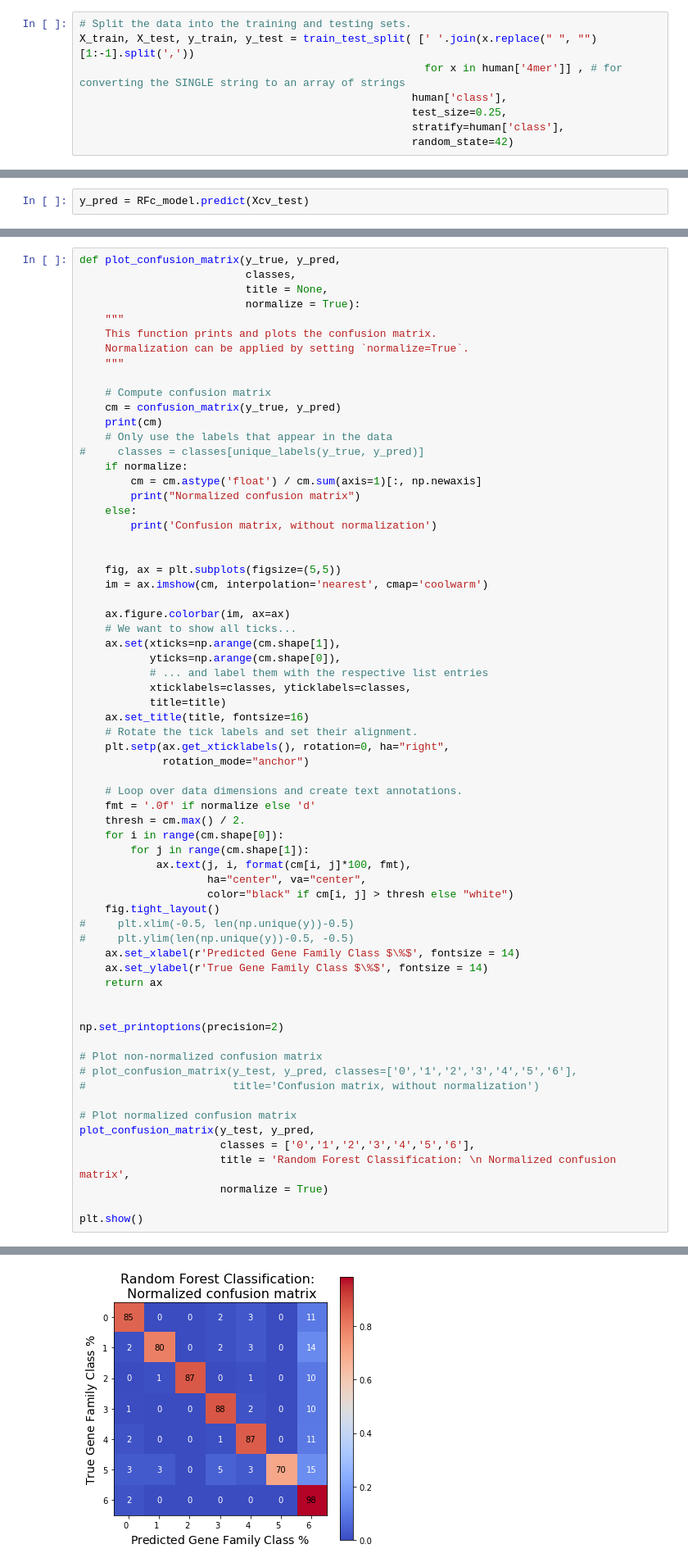
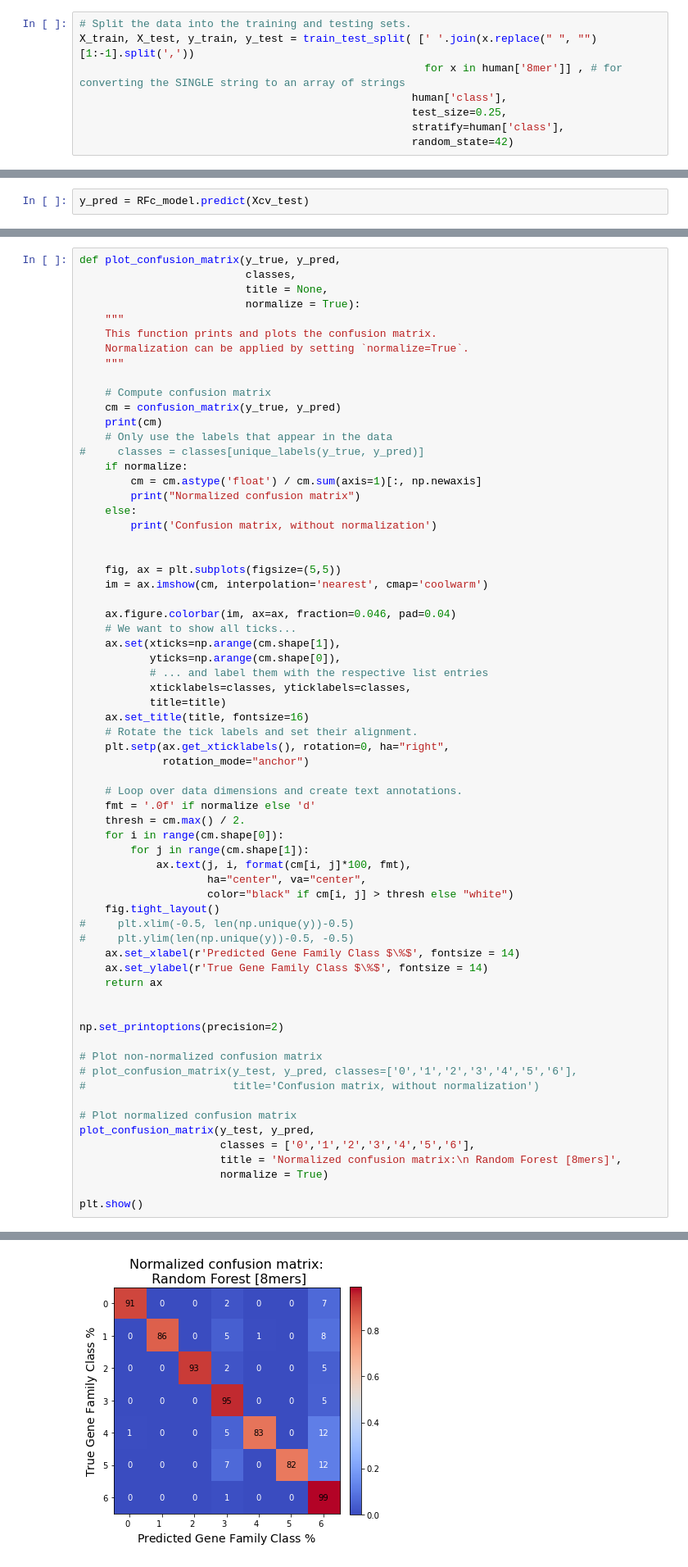
Before and after one commit to EhsanGharibNezhad/DNA_Sequencing_Using_Machine_Learning_Algorithms, a Jupyter notebook: notebooks/4__RandomForest_model.ipynb, the cells around one changed output, grey strips where cells are left out. Shown at 82% size. Saved outputs shown, nothing was run; the diff lists cells and outputs as text.

```diff
--- a/notebooks/4__RandomForest_model.ipynb
+++ b/notebooks/4__RandomForest_model.ipynb
@@ -44,7 +44,7 @@ Ref: https://scikit-learn.org/stable/modules/generated/sklearn.model_selection.t
 # %%
 # Split the data into the training and testing sets.
 X_train, X_test, y_train, y_test = train_test_split( [' '.join(x.replace(" ", "")[1:-1].split(','))
-                                                      for x in human['4mer']] , # for converting the SINGLE string to an array of strings
+                                                      for x in human['8mer']] , # for converting the SINGLE string to an array of strings
                                                     human['class'],
                                                     test_size=0.25,
                                                     stratify=human['class'],
@@ -194,7 +194,7 @@ def plot_confusion_matrix(y_true, y_pred,
     fig, ax = plt.subplots(figsize=(5,5))
     im = ax.imshow(cm, interpolation='nearest', cmap='coolwarm')
 
-    ax.figure.colorbar(im, ax=ax)
+    ax.figure.colorbar(im, ax=ax, fraction=0.046, pad=0.04)
     # We want to show all ticks...
     ax.set(xticks=np.arange(cm.shape[1]),
            yticks=np.arange(cm.shape[0]),
@@ -231,7 +231,7 @@ np.set_printoptions(precision=2)
 # Plot normalized confusion matrix
 plot_confusion_matrix(y_test, y_pred,
                       classes = ['0','1','2','3','4','5','6'],
-                      title = 'Random Forest Classification: \n Normalized confusion matrix',
+                      title = 'Normalized confusion matrix:\n Random Forest [8mers]',
                       normalize = True)
 
 plt.show()
@@ -246,2 +246,2 @@ plt.show()
 Normalized confusion matrix
-[figure, old version]
+[figure, new version]
```
Also changed, not shown: parts of 6 cells of this notebook, 8 other files.
